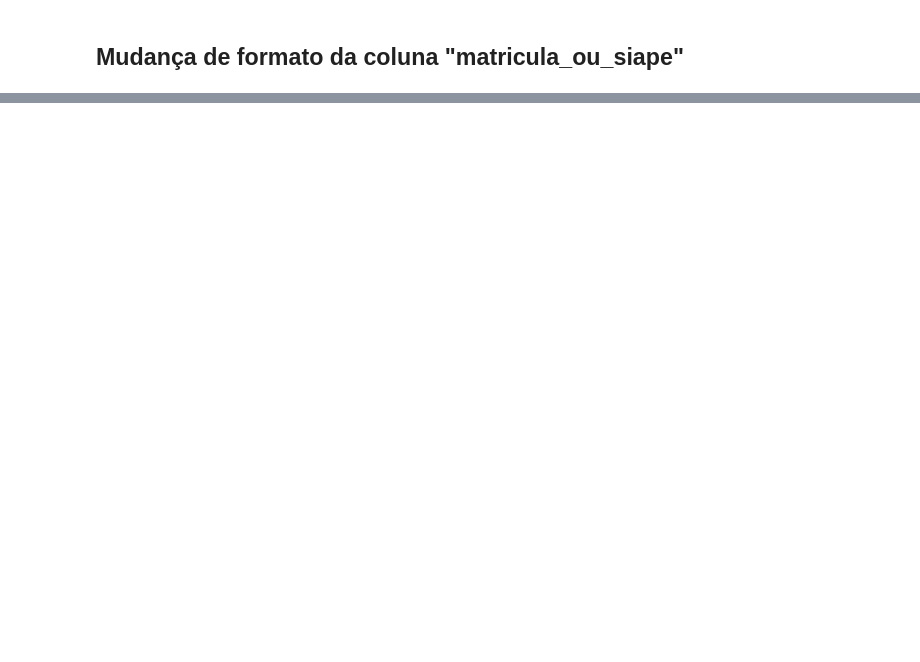
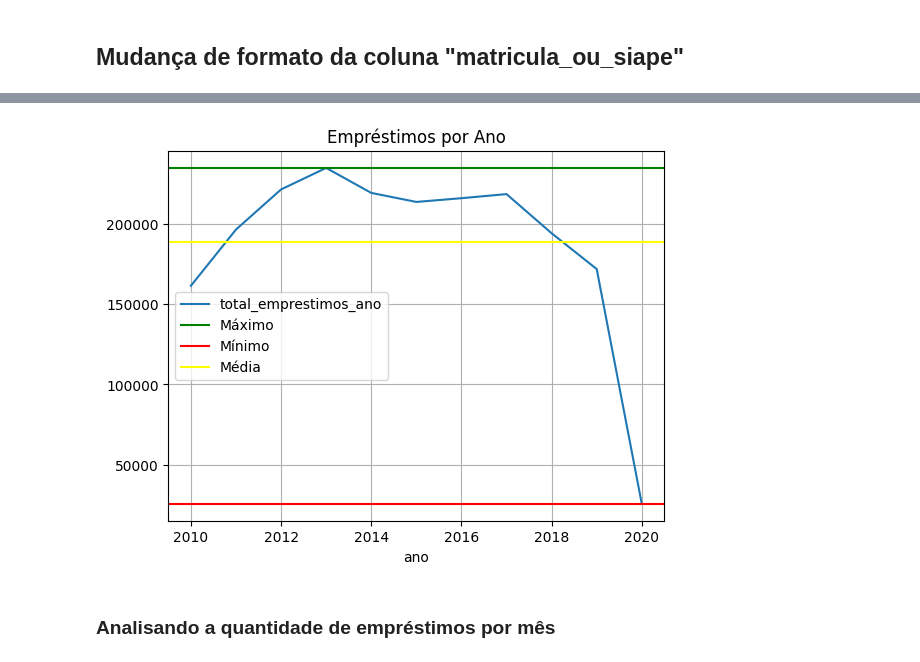
Before and after one commit to hudsonhcp/Sistema-de-Bibliotecas-da-UFRN, a Jupyter notebook: 7_Days_of_Code_Alura_Python_Pandas.ipynb, the cells around one changed output, grey strips where cells are left out. Drawn from its saved outputs; the diff is of its cells as text; code cells hidden in the pictures; blank space fills up the shorter version.

```diff
--- a/7_Days_of_Code_Alura_Python_Pandas.ipynb
+++ b/7_Days_of_Code_Alura_Python_Pandas.ipynb
@@ -273,0 +331,2 @@ memory usage: 881.0+ KB
+# %%
+total_emprestimos = df[['id_exemplar', 'data_emprestimo']].copy()
@@ -273,0 +349,6 @@ memory usage: 881.0+ KB
+# %%
+emprestimos_por_ano = total_emprestimos['data_emprestimo'].dt.year.value_counts().to_frame('total_emprestimos_ano')
+# %%
+(emprestimos_por_ano.index.rename(name = 'ano', inplace = True))
+# %%
+emprestimos_por_ano = emprestimos_por_ano.sort_values(by='ano')
@@ -273,0 +371,14 @@ memory usage: 881.0+ KB
+# %%
+emprestimos_por_ano.plot()
+plt.axhline(emprestimos_por_ano['total_emprestimos_ano'].max(), color = 'green', label = 'Máximo')
+plt.axhline(emprestimos_por_ano['total_emprestimos_ano'].min(), color = 'red', label = 'Mínimo')
+plt.axhline(emprestimos_por_ano['total_emprestimos_ano'].mean(), color = 'yellow', label = 'Média')
+plt.legend()
+plt.grid()
+plt.title('Empréstimos por Ano')
+
+plt.show()
+# %% [output]
+[figure, added]
+# %% [markdown]
+### Analisando a quantidade de empréstimos por mês
```
Also changed, not shown: parts of 39 cells of this notebook.
